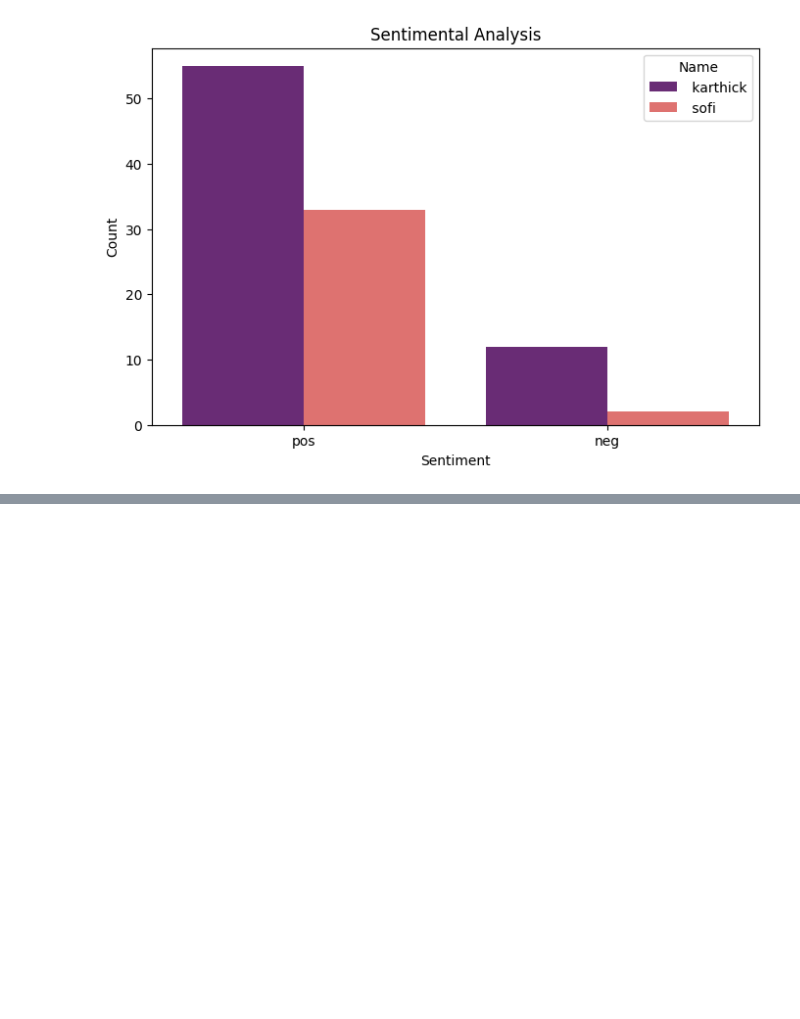
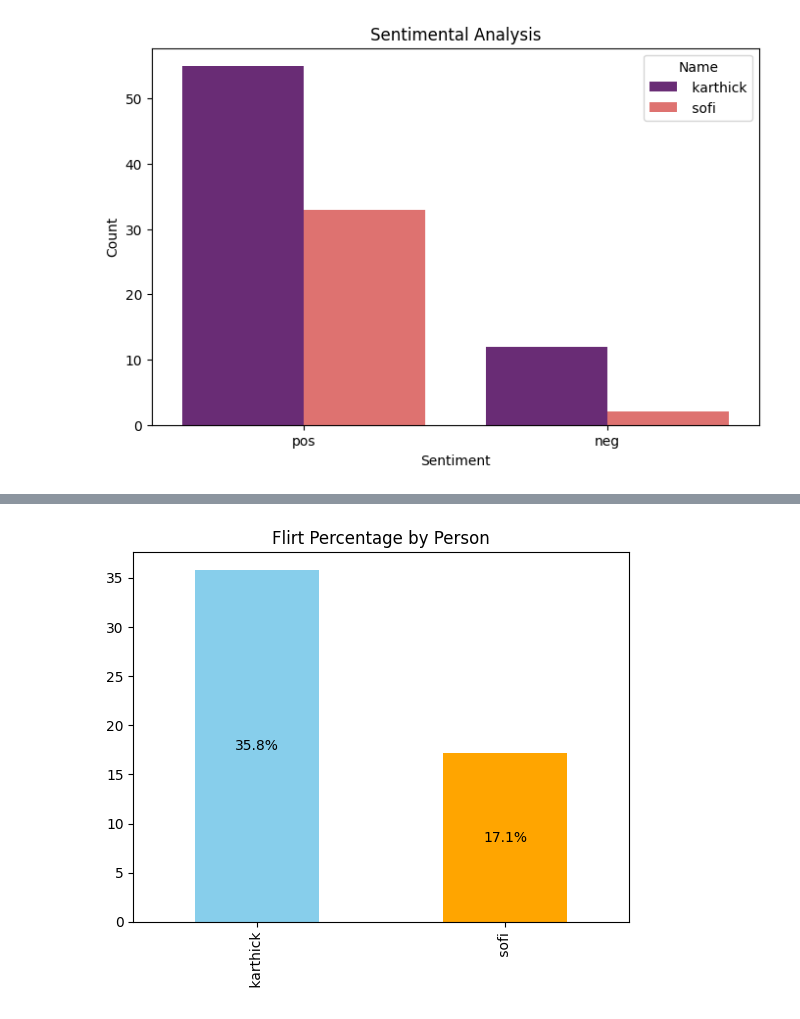
Before and after one commit to jeni0112/Natural-Language-Processing, a Jupyter notebook: Assgn_Flirt_Prediction.ipynb, the cells around one changed output, grey strips where cells are left out. Saved outputs shown, nothing was run; the diff lists cells and outputs as text; code cells hidden in the pictures; blank space fills up the shorter version.

```diff
--- a/Assgn_Flirt_Prediction.ipynb
+++ b/Assgn_Flirt_Prediction.ipynb
@@ -300,3 +300,9 @@ Less Talkative Person
 df["Name"].value_counts().idxmin()
 # %% [output]
 ' sofi'
+# %%
+flirt = df[df["Prediction"]==1]
+
+flirt_percentage = (flirt["Name"].value_counts()/df["Name"].value_counts())*100
+
+print(flirt_percentage)
@@ -477,0 +499,8 @@ plt.show()
+# %%
+fp = flirt_percentage.plot(kind="bar", color=["skyblue", "orange"])
+
+fp.bar_label(fp.containers[0],fmt="%.1f%%",label_type="center")
+plt.title("Flirt Percentage by Person")
+plt.show()
+# %% [output]
+[figure, added]
```
Also changed, not shown: parts of 2 cells of this notebook.
